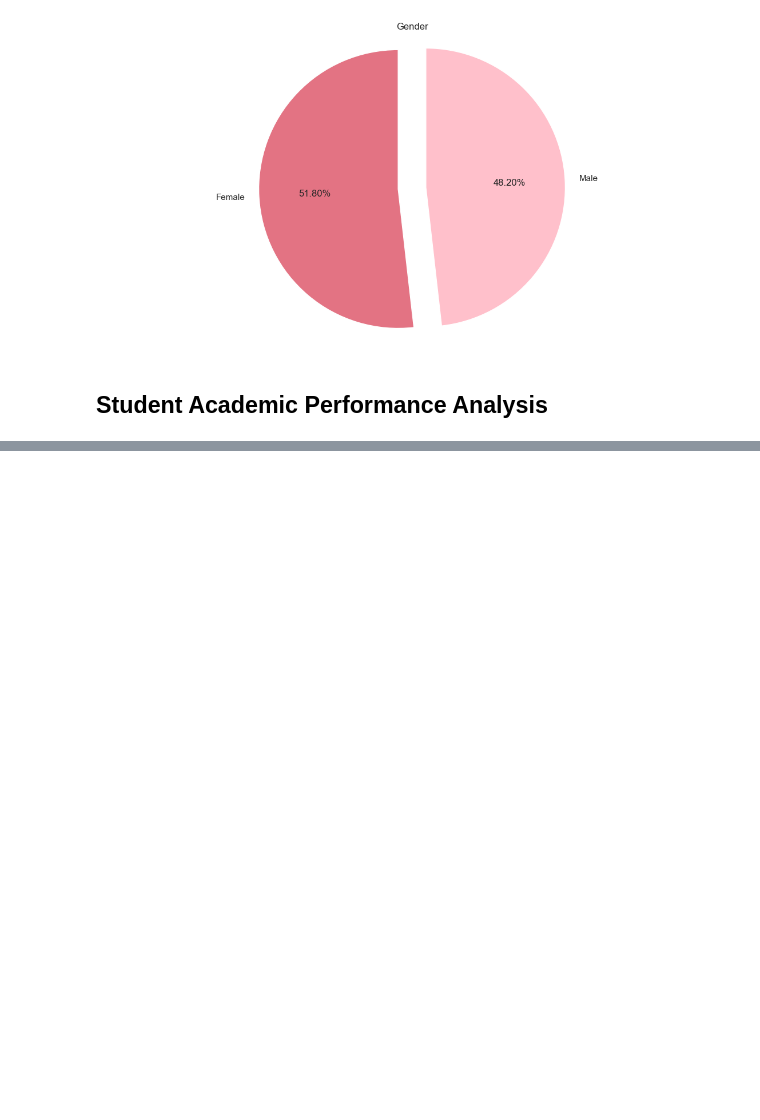
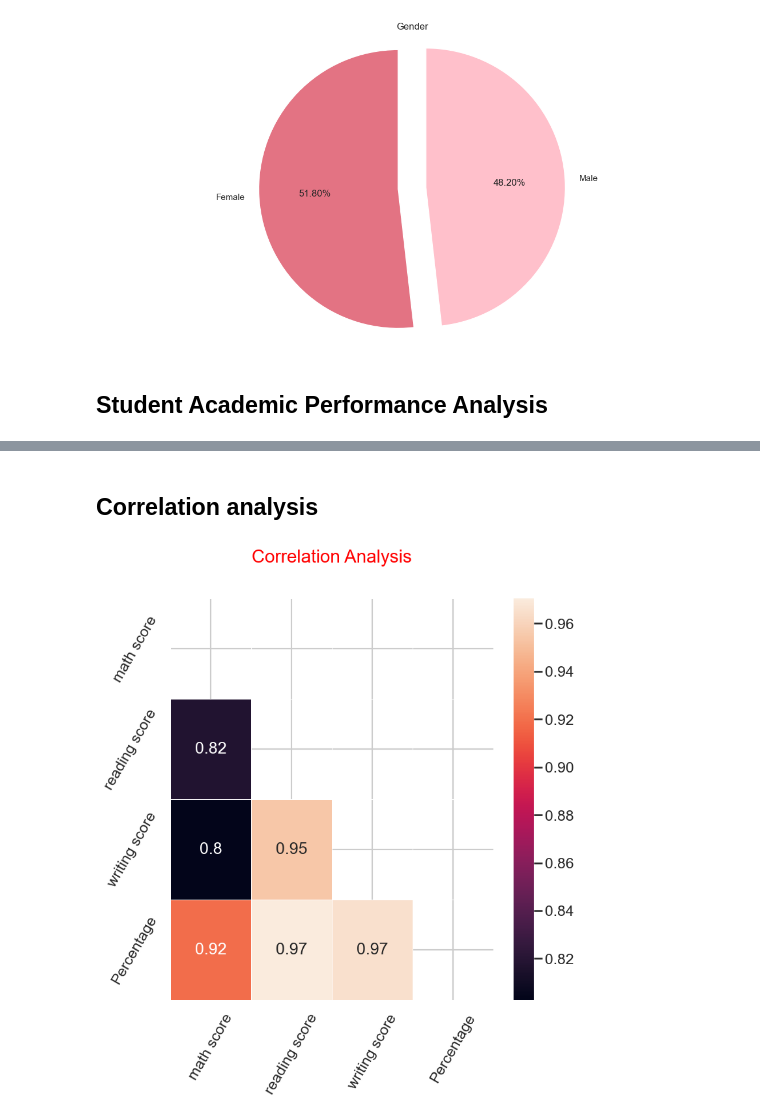
Before and after one commit to beto321/ac_performance1, a Jupyter notebook: analysis.ipynb, the cells around one changed output, grey strips where cells are left out. Drawn from its saved outputs; the diff is of its cells as text; code cells hidden in the pictures; blank space fills up the shorter version.

Commit message:
until correlation analysis

```diff
--- a/analysis.ipynb
+++ b/analysis.ipynb
@@ -135,0 +174,19 @@ plt.show()
+# %% [markdown]
+## Correlation analysis
+# %%
+#print(df.corr(numeric_only=True))
+
+
+plt.figure(figsize=(8,8))
+plt.title('Correlation Analysis',color='red',fontsize=20,pad=40)
+
+corr=df.corr(numeric_only=True)
+mask=np.triu(np.ones_like(corr,dtype=bool))
+sns.heatmap(df.corr(numeric_only=True),mask=mask,annot=True,linewidths=0.5)
+
+plt.xticks(rotation=60)
+plt.yticks(rotation=60)
+
+plt.show()
+# %% [output]
+[figure, added]
```
Also changed, not shown: parts of 2 cells of this notebook.
